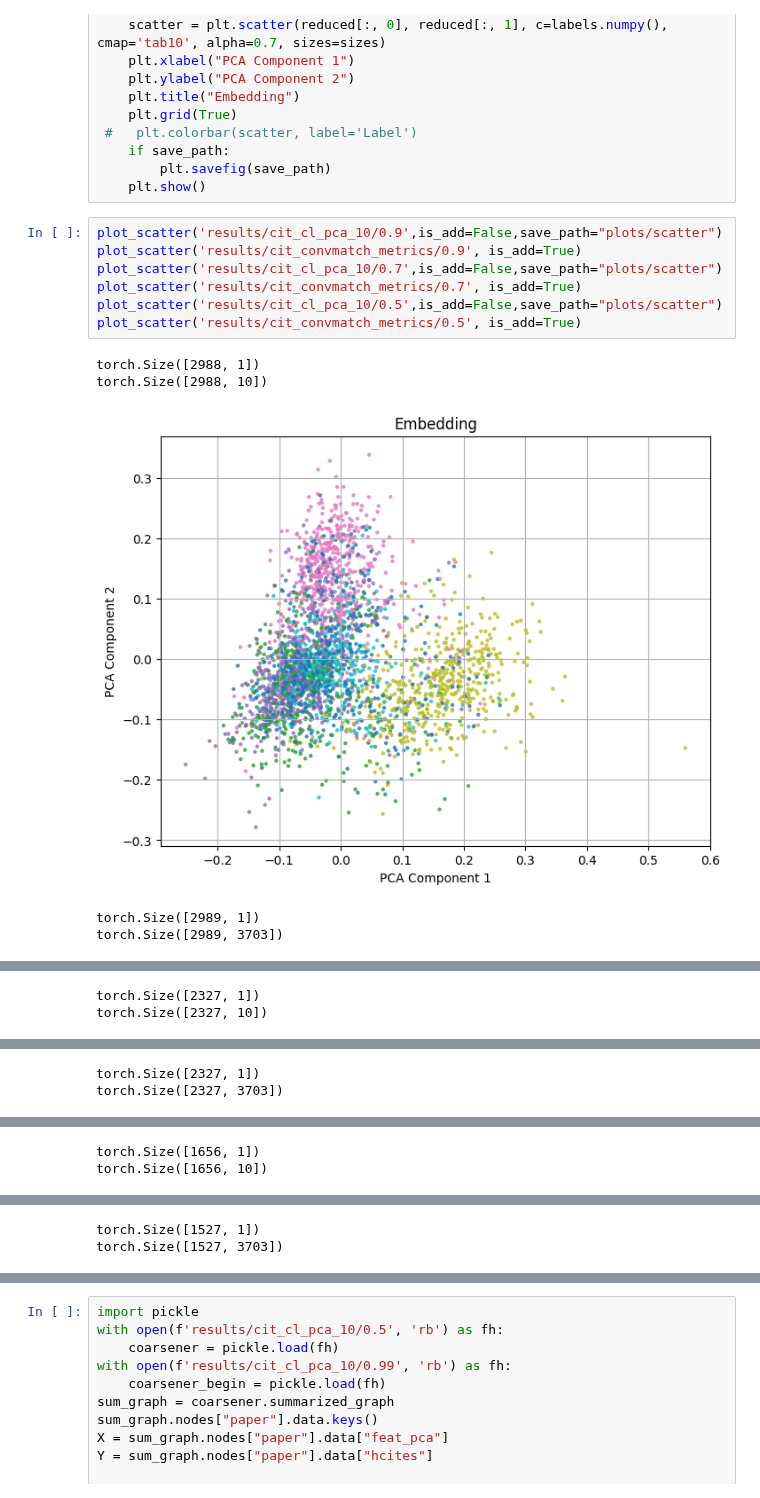
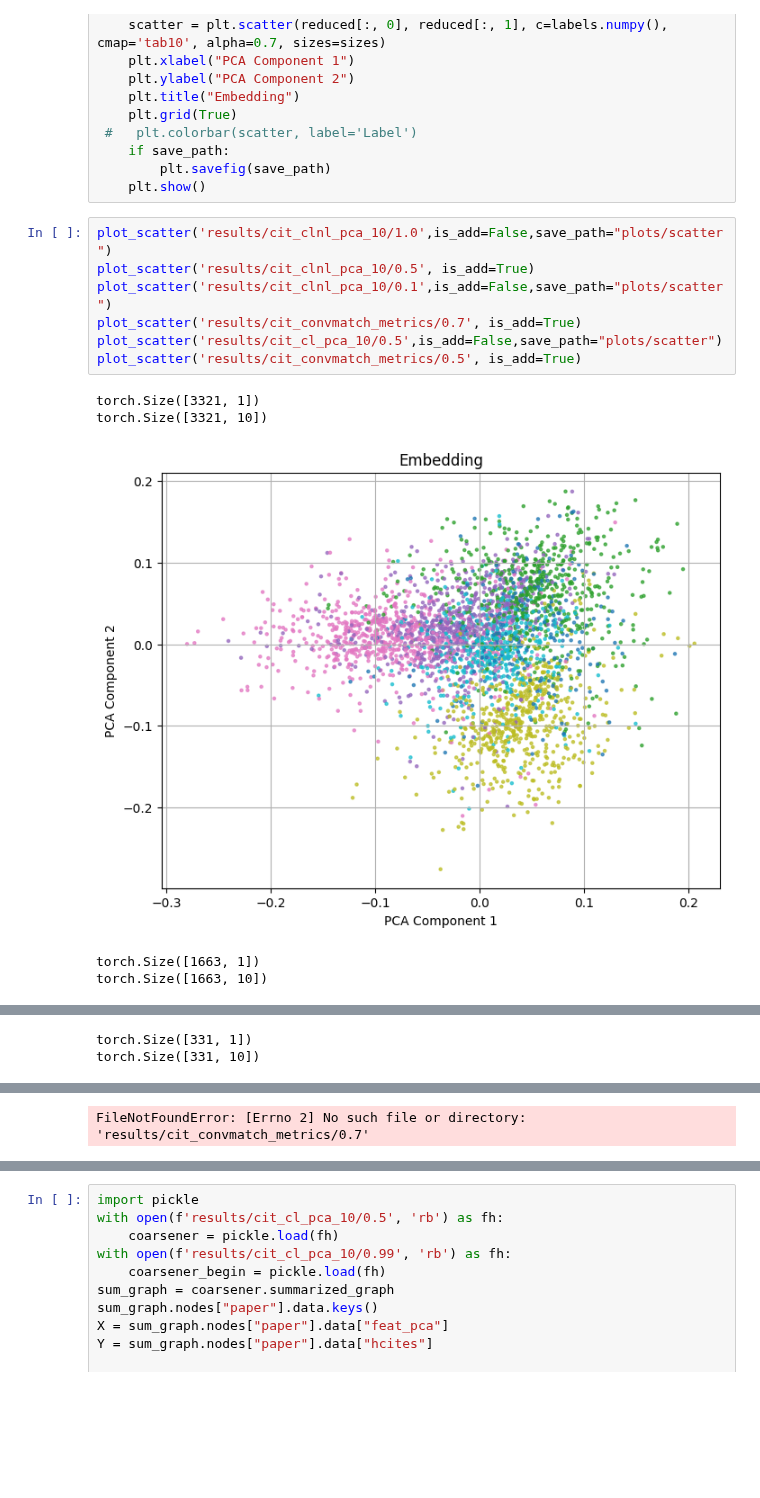
Before and after one commit to Robino-CK/hetero-conv-matching, a Jupyter notebook: analysis copy.ipynb, the cells around one changed output, grey strips where cells are left out. Saved outputs shown, nothing was run; the diff lists cells and outputs as text; blank space fills up the shorter version.

```diff
--- a/analysis copy.ipynb
+++ b/analysis copy.ipynb
@@ -75,15 +75,15 @@ def plot_scatter(file, cca=None,is_add=True, save_path=None):
         plt.savefig(save_path)
     plt.show()
 # %%
-plot_scatter('results/cit_cl_pca_10/0.9',is_add=False,save_path="plots/scatter")
-plot_scatter('results/cit_convmatch_metrics/0.9', is_add=True)
-plot_scatter('results/cit_cl_pca_10/0.7',is_add=False,save_path="plots/scatter")
+plot_scatter('results/cit_clnl_pca_10/1.0',is_add=False,save_path="plots/scatter")
+plot_scatter('results/cit_clnl_pca_10/0.5', is_add=True)
+plot_scatter('results/cit_clnl_pca_10/0.1',is_add=False,save_path="plots/scatter")
 plot_scatter('results/cit_convmatch_metrics/0.7', is_add=True)
 plot_scatter('results/cit_cl_pca_10/0.5',is_add=False,save_path="plots/scatter")
 plot_scatter('results/cit_convmatch_metrics/0.5', is_add=True)
 # %% [output]
-torch.Size([2988, 1])
-torch.Size([2988, 10])
+torch.Size([3321, 1])
+torch.Size([3321, 10])
-[figure, old version]
+[figure, new version]
-torch.Size([2989, 1])
-torch.Size([2989, 3703])
+torch.Size([1663, 1])
+torch.Size([1663, 10])
@@ -91,2 +91,2 @@ torch.Size([2989, 3703])
-torch.Size([2327, 1])
-torch.Size([2327, 10])
+torch.Size([331, 1])
+torch.Size([331, 10])
@@ -94,2 +94 @@ torch.Size([2327, 10])
-torch.Size([2327, 1])
-torch.Size([2327, 3703])
+FileNotFoundError: [Errno 2] No such file or directory: 'results/cit_convmatch_metrics/0.7'
@@ -97,2 +94,0 @@ torch.Size([2327, 3703])
-torch.Size([1656, 1])
-torch.Size([1656, 10])
@@ -100,2 +94,0 @@ torch.Size([1656, 10])
-torch.Size([1527, 1])
-torch.Size([1527, 3703])
```
Also changed, not shown: parts of 6 cells of this notebook, 9 other files.
